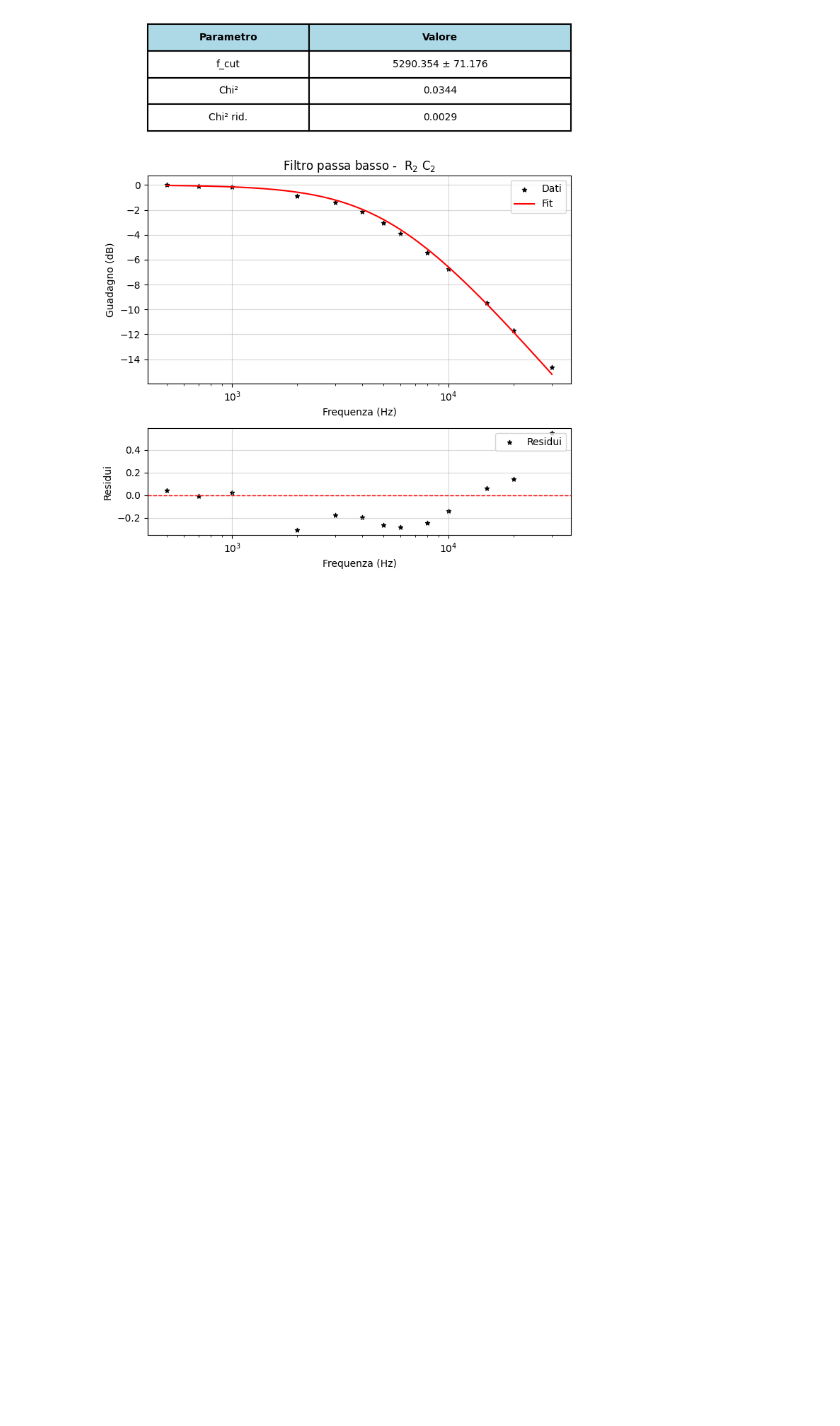
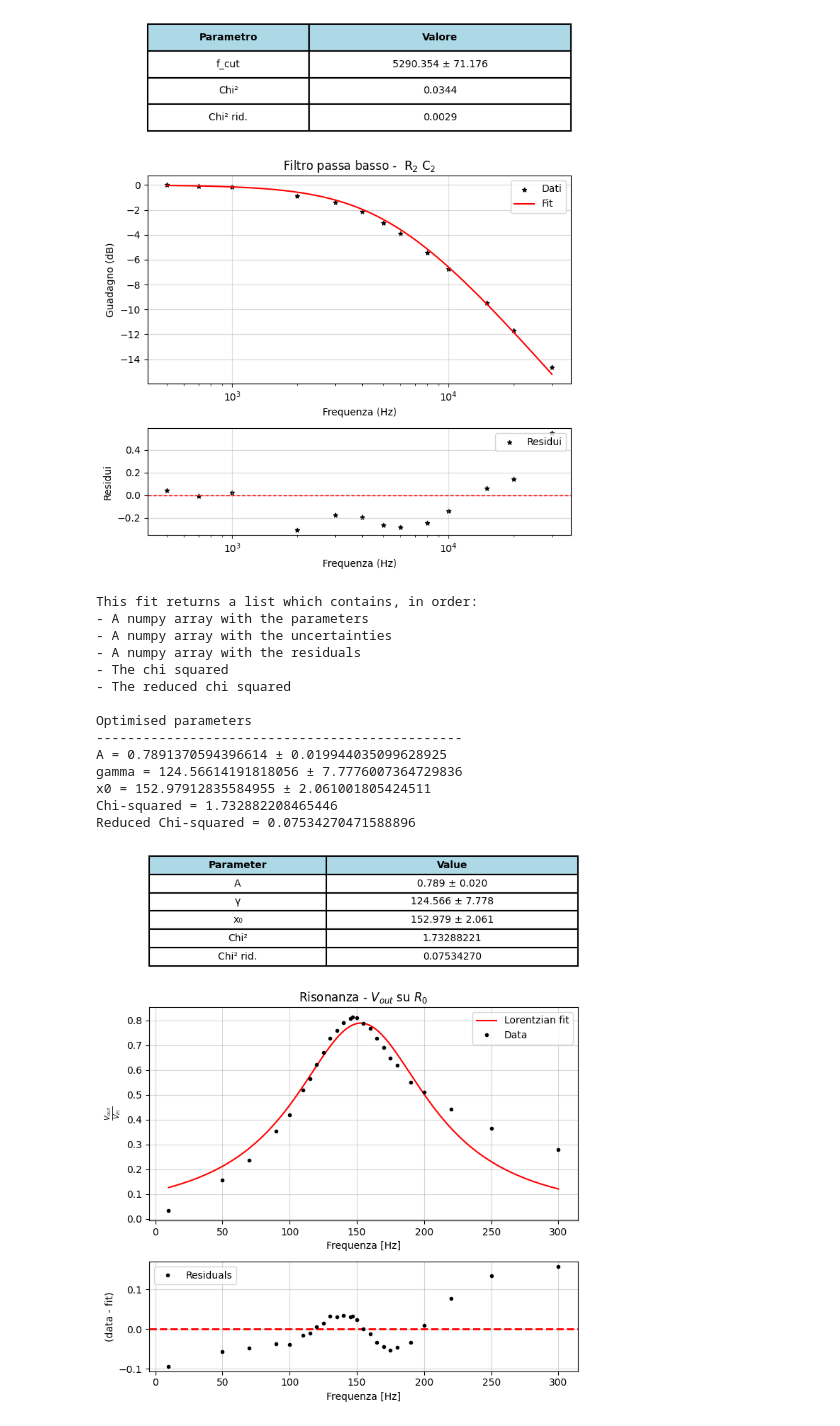
Before and after one commit to b3n3d3tt4/ultrasound, a Jupyter notebook: analisi_catena.ipynb, the cells around one changed output. Cells and saved outputs as stored; diff of their text form; code cells hidden in the pictures; blank space fills up the shorter version.

```diff
--- a/analisi_catena.ipynb
+++ b/analisi_catena.ipynb
@@ -44,3 +50,27 @@ f_cut: 5290.354 ± 71.176
 Chi² = 0.0344
 Chi² ridotto = 0.0029
 [figure]
+# %%
+frq = np.array([10, 50, 70, 90, 100, 110, 115, 120, 125, 130, 135, 140, 145, 147, 150, 155, 160, 165, 170, 175, 180, 190, 200, 220, 250, 300])
+out_in = np.array([0.0325, 0.155, 0.2373737374, 0.3531914894, 0.4197802198, 0.5195402299, 0.5647058824, 0.6219512195,
+                   0.6708860759, 0.7272727273, 0.76, 0.7905405405, 0.8082191781, 0.8150684932, 0.8109589041,
+                   0.7891891892, 0.768, 0.7272727273, 0.6898734177, 0.6481481481, 0.6180722892, 0.5505882353,
+                   0.5117647059, 0.4423529412, 0.3647058824, 0.2776470588])
+
+risonanza = bf.lorentzian(frq, out_in, xlabel='Frequenza [Hz]', ylabel=r'$\frac{V_{out}}{V_{in}}$', titolo=r'Risonanza - $V_{out}$ su $R_0$', plot=True)
+# %% [output]
+This fit returns a list which contains, in order:
+- A numpy array with the parameters
+- A numpy array with the uncertainties
+- A numpy array with the residuals
+- The chi squared
+- The reduced chi squared
+
+Optimised parameters
+-----------------------------------------------
+A = 0.7891370594396614 ± 0.019944035099628925
+gamma = 124.56614191818056 ± 7.7776007364729836
+x0 = 152.97912835584955 ± 2.061001805424511
+Chi-squared = 1.732882208465446
+Reduced Chi-squared = 0.07534270471588896
+[figure, added]
```
Also changed, not shown: parts of 2 cells of this notebook, 2 other files.
